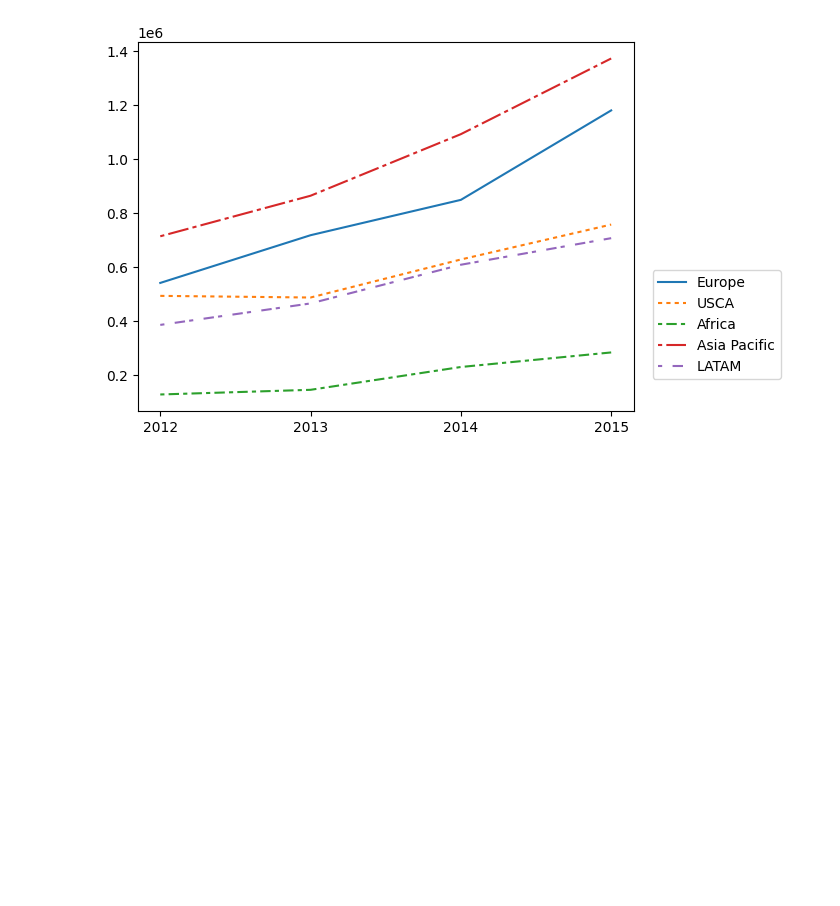
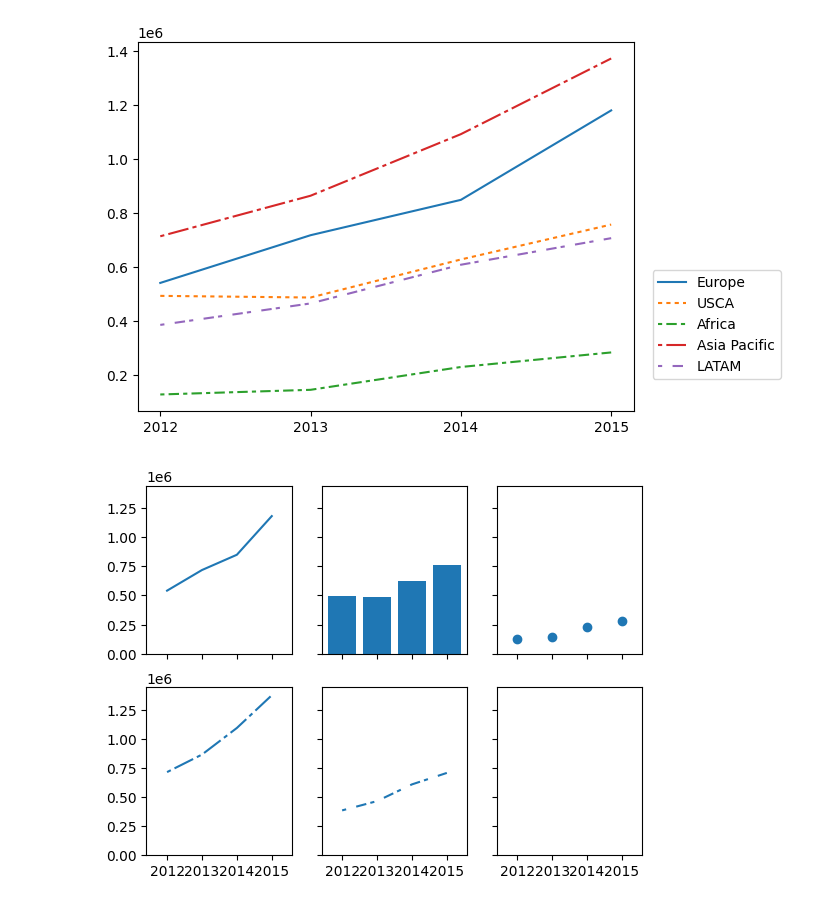
Before and after one commit to SUBHASISHBISWAS/UpGrad, a Jupyter notebook: Code/Courses/C1-SQL and Statistics Essentials/M2-Data Visualisation using Python/S1-Introduction to Data Visualisation with Matplotlib/SUBHASISH BISWAS/1-Matplotlib.ipynb, the cells around one changed output. Drawn from its saved outputs; the diff is of its cells as text; code cells hidden in the pictures; blank space fills up the shorter version.

```diff
--- a/Code/Courses/C1-SQL and Statistics Essentials/M2-Data Visualisation using Python/S1-Introduction to Data Visualisation with Matplotlib/SUBHASISH BISWAS/1-Matplotlib.ipynb
+++ b/Code/Courses/C1-SQL and Statistics Essentials/M2-Data Visualisation using Python/S1-Introduction to Data Visualisation with Matplotlib/SUBHASISH BISWAS/1-Matplotlib.ipynb
@@ -330,3 +330,33 @@ plt.legend(bbox_to_anchor=(1.31, 0.4))
 plt.show()
 # %% [output]
 [figure]
+# %%
+# Create a figure with a 2x3 grid of subplots, sharing x and y axes
+fig, ax = plt.subplots(ncols=3, nrows=2, sharex=True, sharey=True)
+
+# Plot sales data for Europe in the first subplot
+europe, = ax[0][0].plot(years, sales_Europe)
+europe.set_label("Europe")
+
+# Create a bar chart for USCA sales data in the second subplot
+usca = ax[0][1].bar(years, sales_USCA)
+usca.set_label("USCA")
+
+# Create a scatter plot for Africa sales data in the third subplot
+africa = ax[0][2].scatter(years, sales_africa)
+africa.set_label("Africa")
+
+# Plot sales data for Asia Pacific in the fourth subplot with custom dashes
+asia, = ax[1][0].plot(years, sales_Asia_Pacific)
+asia.set_label("Asia Pacific")
+asia.set_dashes([2, 2, 10, 2])
+
+# Plot sales data for LATAM in the fifth subplot with custom dashes
+latam, = ax[1][1].plot(years, sales_LATAM)
+latam.set_label("LATAM")
+latam.set_dashes([2, 5, 5, 2])
+
+# Display the plot
+plt.show()
+# %% [output]
+[figure, added]
```
